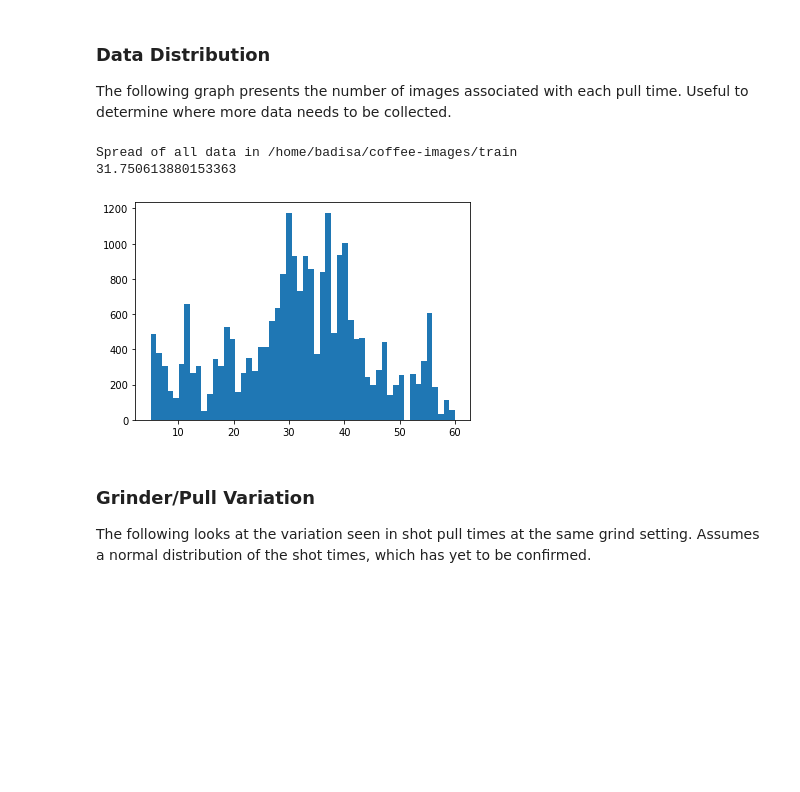
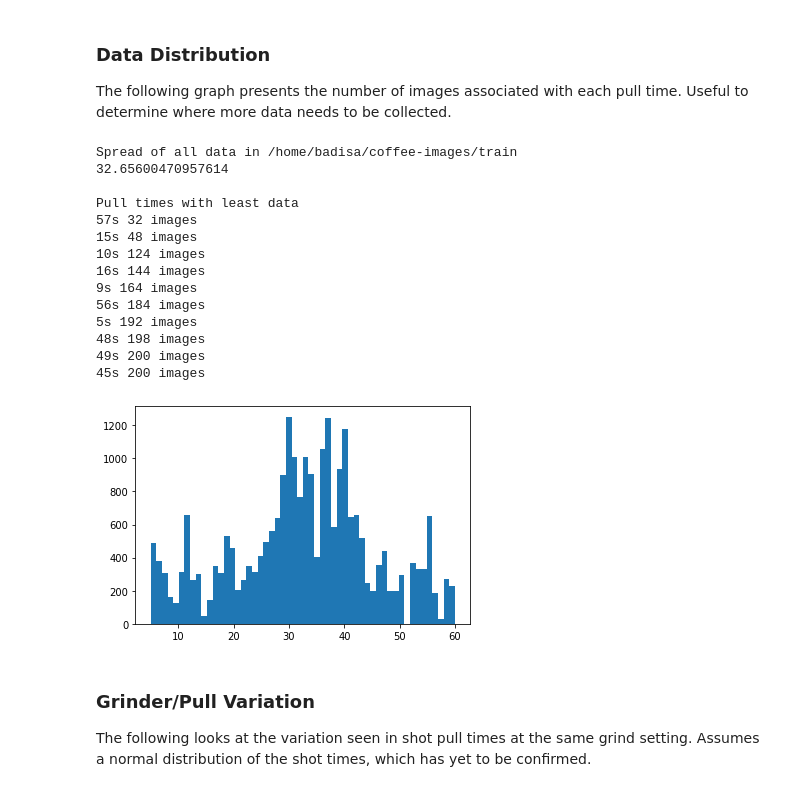
Before and after one commit to badisa/optpresso, a Jupyter notebook: notebooks/coffee-data-notebook.ipynb, the cells around one changed output. Cells and saved outputs as stored; diff of their text form; code cells hidden in the pictures; blank space fills up the shorter version.

Commit message:
Add the pull times with fewest images
* Handy to try and determine what shots to pull next

```diff
--- a/notebooks/coffee-data-notebook.ipynb
+++ b/notebooks/coffee-data-notebook.ipynb
@@ -28,17 +28,36 @@ for time, img_path in find_test_paths(DATA_DIR):
 
 The following graph presents the number of images associated with each pull time. Useful to determine where more data needs to be collected.
 # %%
+counts = []
 hist_data = []
 for key, val in images_by_time.items():
+    counts.append((key, len(val)))
     for _ in range(len(val)):
         hist_data.append(key)
 plt.hist(hist_data, len(images_by_time))
 print(f"Spread of all data in {DATA_DIR}")
 print(np.mean(hist_data))
+print()
+counts.sort(key=lambda x: x[1])
+print("Pull times with least data")
+for time, count in counts[:10]:
+    print(f"{time}s {count} images")
 # %% [output]
 Spread of all data in /home/badisa/coffee-images/train
-31.750613880153363
+32.65600470957614
+
+Pull times with least data
+57s 32 images
+15s 48 images
+10s 124 images
+16s 144 images
+9s 164 images
+56s 184 images
+5s 192 images
+48s 198 images
+49s 200 images
+45s 200 images
-[figure, old version]
+[figure, new version]
 # %% [markdown]
 ### Grinder/Pull Variation
 
```
Also changed, not shown: parts of 1 cell of this notebook.
